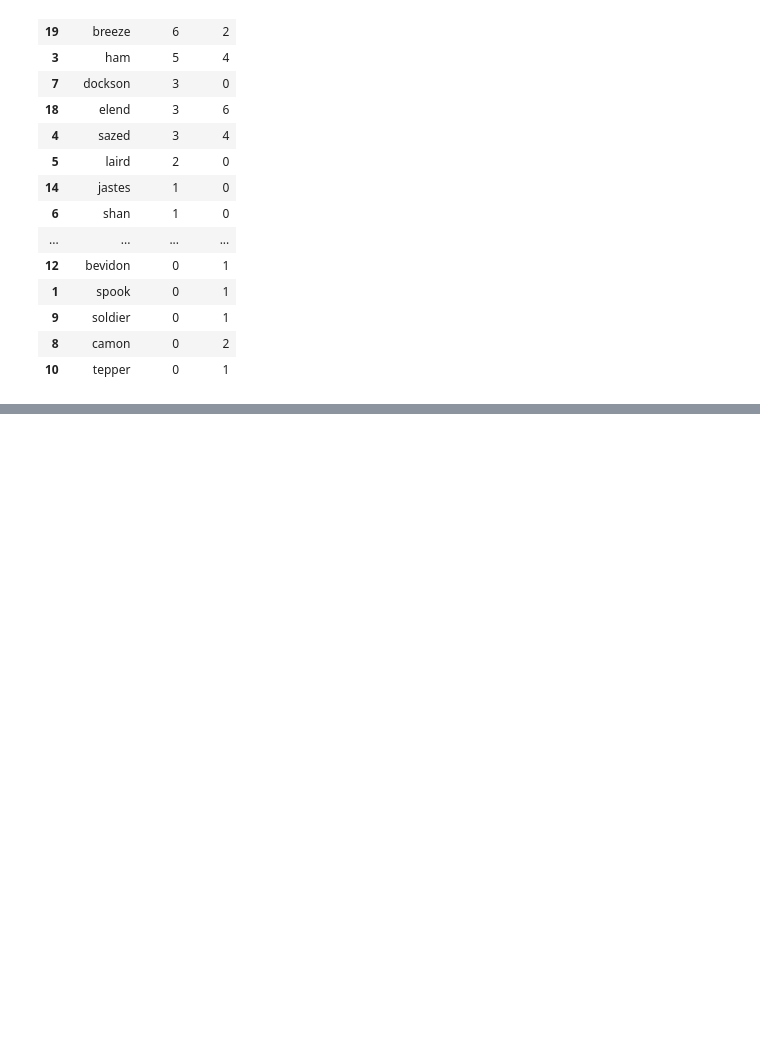
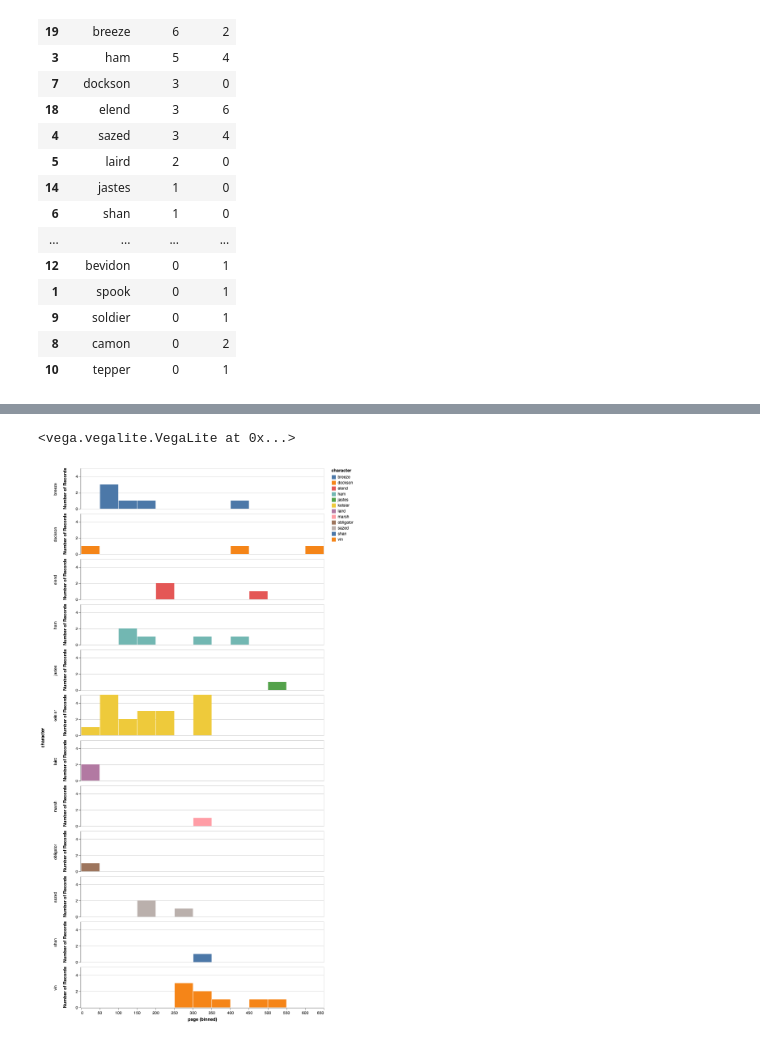
Before and after one commit to erinhwilson/mistborn, a Jupyter notebook: eyebrow_analysis.ipynb, the cells around one changed output, grey strips where cells are left out. Cells and saved outputs as stored; diff of their text form; code cells hidden in the pictures; blank space fills up the shorter version.

```diff
--- a/eyebrow_analysis.ipynb
+++ b/eyebrow_analysis.ipynb
@@ -161,0 +225,13 @@ plt.show()
+# %%
+alt.Chart(fe,
+          width=600,
+          height=100
+         ).mark_bar().encode(
+    alt.X("page:Q", bin=alt.Bin(maxbins=20)),
+    y='count()',
+    row='character:N',
+    color="character:N"
+)
+# %% [output]
+<vega.vegalite.VegaLite at 0x...>
+[figure, added]
```
Also changed, not shown: parts of 13 cells of this notebook.
